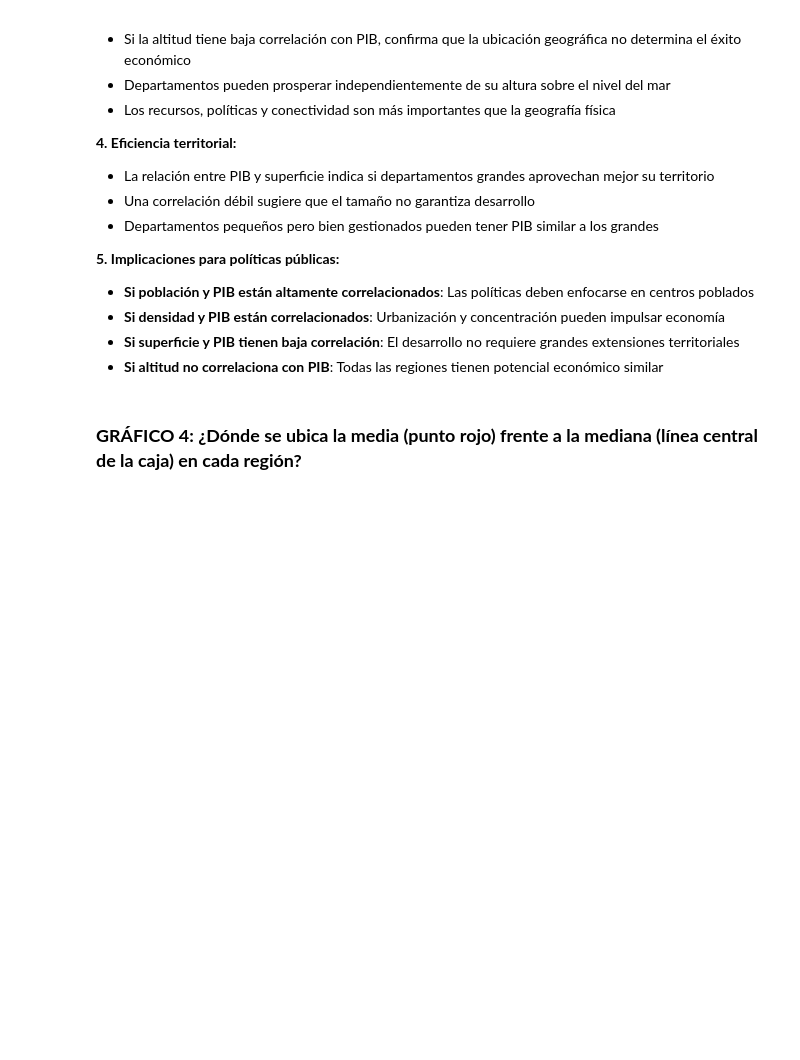
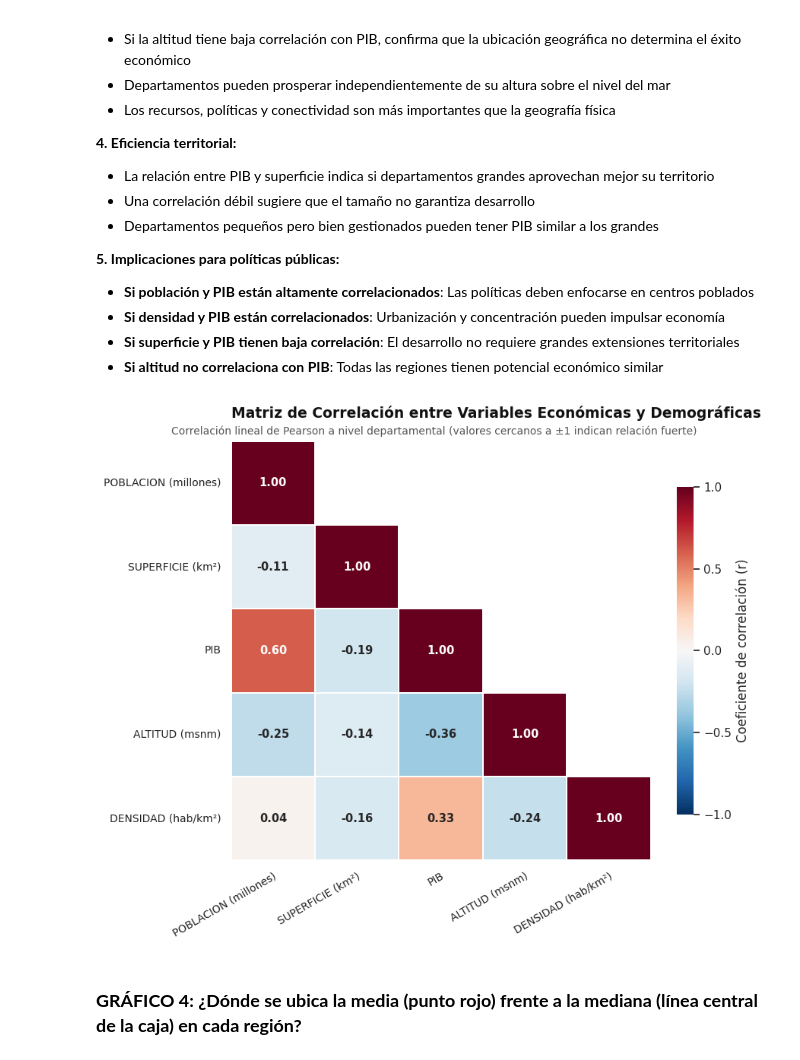
Before and after one commit to jorgeav527/py-analytics-R, a Jupyter notebook: presentacion_01.ipynb, the cells around one changed output. Cells and saved outputs as stored; diff of their text form; code cells hidden in the pictures; blank space fills up the shorter version.

```diff
--- a/presentacion_01.ipynb
+++ b/presentacion_01.ipynb
@@ -1316,6 +1330,76 @@ plt.show()
 - **Si densidad y PIB están correlacionados**: Urbanización y concentración pueden impulsar economía
 - **Si superficie y PIB tienen baja correlación**: El desarrollo no requiere grandes extensiones territoriales
 - **Si altitud no correlaciona con PIB**: Todas las regiones tienen potencial económico similar
+# %%
+import numpy as np
+
+# 1. Seleccionar columnas numéricas relevantes y calcular correlación de Pearson
+columnas_numericas = [
+    "POBLACION (millones)",
+    "SUPERFICIE (km²)",
+    "PIB",
+    "ALTITUD (msnm)",
+    "DENSIDAD (hab/km²)",
+]
+
+correlaciones = peru_df[columnas_numericas].corr(method="pearson")
+
+# 2. Máscara para ocultar el triángulo superior redundante (opcional pero más limpio)
+mascara = np.triu(np.ones_like(correlaciones, dtype=bool), k=1)
+
+# 3. Estilo y paleta divergente equilibrada centrada en 0
+sns.set_theme(style="white")
+fig, ax = plt.subplots(figsize=(9, 7.5))
+
+heatmap = sns.heatmap(
+    correlaciones,
+    mask=mascara,
+    annot=True,
+    fmt=".2f",
+    annot_kws={"size": 10.5, "weight": "bold"},
+    cmap="RdBu_r",
+    vmin=-1,
+    vmax=1,
+    center=0,
+    square=True,
+    linewidths=1.2,
+    linecolor="white",
+    cbar_kws={
+        "shrink": 0.78,
+        "label": "Coeficiente de correlación (r)",
+        "ticks": [-1, -0.5, 0, 0.5, 1],
+    },
+    ax=ax,
+)
+
+# 4. Títulos, subtítulo y limpieza de bordes
+ax.set_title(
+    "Matriz de Correlación entre Variables Económicas y Demográficas",
+    fontsize=13.5,
+    fontweight="bold",
+    loc="left",
+    pad=22,
+    color="#111111",
+)
+plt.suptitle(
+    "Correlación lineal de Pearson a nivel departamental (valores cercanos a ±1 indican relación fuerte)",
+    fontsize=10,
+    color="#555555",
+    x=0.125,
+    y=0.91,
+    ha="left",
+)
+
+ax.tick_params(axis="x", rotation=30, labelsize=10)
+ax.tick_params(axis="y", rotation=0, labelsize=10)
+plt.setp(ax.get_xticklabels(), ha="right", rotation_mode="anchor", color="#222222")
+plt.setp(ax.get_yticklabels(), color="#222222")
+
+sns.despine(left=True, bottom=True)
+plt.tight_layout()
+plt.show()
+# %% [output]
+[figure, added]
 # %% [markdown]
 ### **GRÁFICO 4: ¿Dónde se ubica la media (punto rojo) frente a la mediana (línea central de la caja) en cada región?**
 # %%
```
Also changed, not shown: parts of 7 cells of this notebook, 1 other file.
